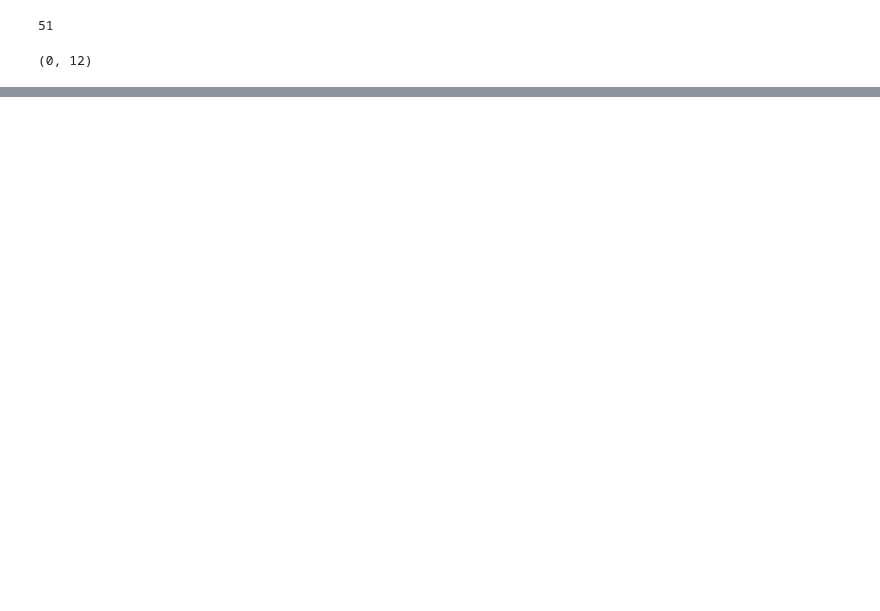
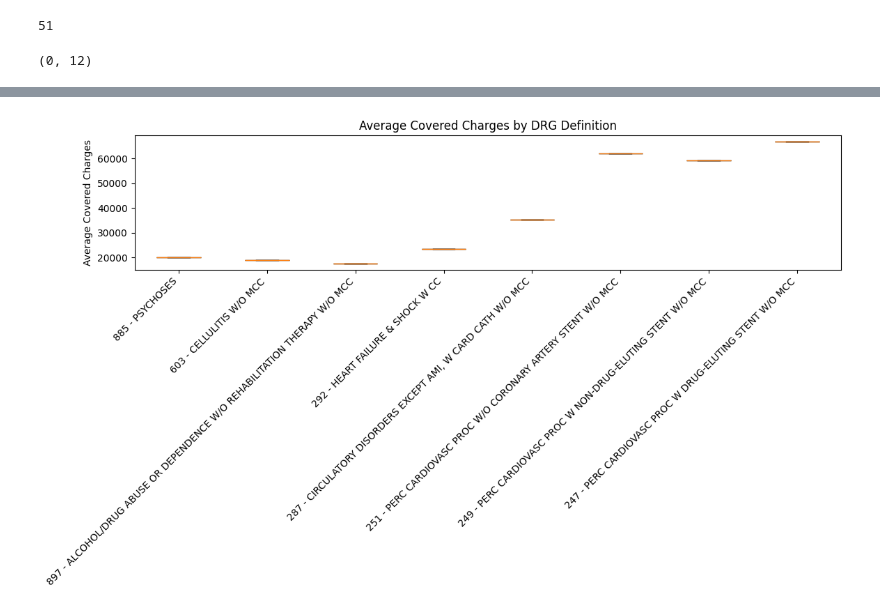
Before and after one commit to emmapstudent/python_projekt, a Jupyter notebook: projekt.ipynb, the cells around one changed output, grey strips where cells are left out. Saved outputs shown, nothing was run; the diff lists cells and outputs as text; code cells hidden in the pictures; blank space fills up the shorter version.

```diff
--- a/projekt.ipynb
+++ b/projekt.ipynb
@@ -80,0 +116,10 @@ Name: Average Medicare Payments, dtype: float64
+# %%
+#Sprawdzamy teraz po chorobach – dla jakich rachunek wystawiony przez szpital bedzie najbardziej zawyzony?
+df_choroby = (
+    df.groupby('DRG Definition')
+      .mean(numeric_only=True)
+      .sort_values(by='Actual Payments as Percentage', ascending=False)
+      .reset_index()
+)
+df_choroby.head()
+#Zrobic zeby tu nie przypisywalo sredniej tylko liste
@@ -80,0 +142,26 @@ Name: Average Medicare Payments, dtype: float64
+# %%
+df_choroby_wybrane = pd.concat([
+    df_choroby.iloc[:4],    # first 4 rows
+    df_choroby.iloc[-4:]    # last 4 rows
+], ignore_index=True)
+# %%
+drg_list = df_choroby_wybrane['DRG Definition'].unique()
+data_to_plot = [df_choroby_wybrane.loc[df_choroby_wybrane['DRG Definition'] == drg,
+                                       ' Average Covered Charges ']
+                for drg in drg_list]
+# %%
+# Plot
+fig, ax = plt.subplots(figsize=(12, 7))
+ax.boxplot(data_to_plot, patch_artist=True)
+
+# Set x-axis labels
+ax.set_xticklabels(drg_list, rotation=45, ha='right')
+
+# Add labels and title
+ax.set_ylabel('Average Covered Charges')
+ax.set_title('Average Covered Charges by DRG Definition')
+
+plt.tight_layout()
+plt.show()
+# %% [output]
+[figure, added]
```
Also changed, not shown: parts of 12 cells of this notebook, 1 other file.
